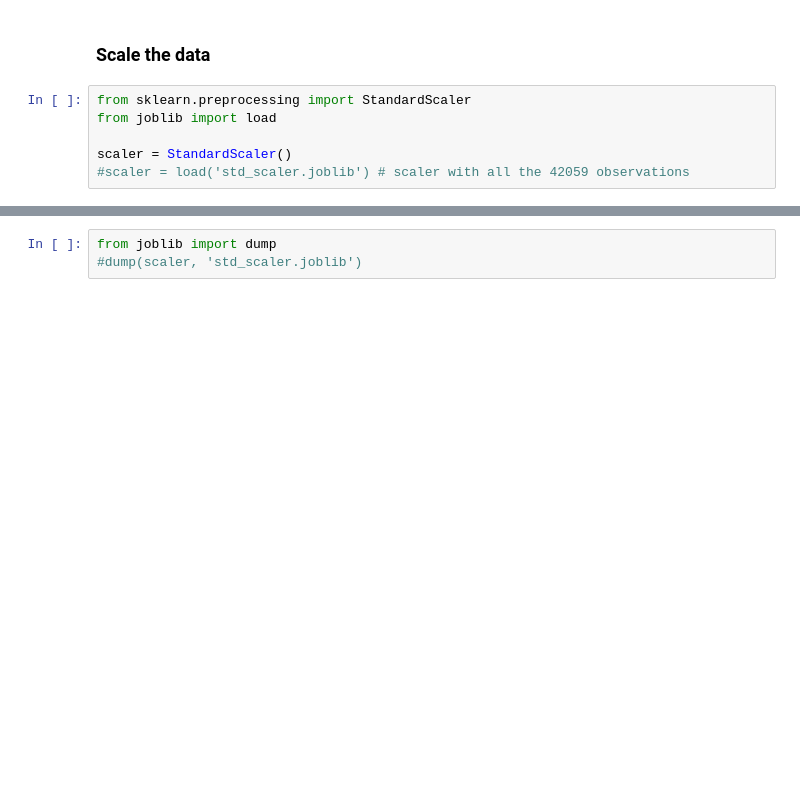
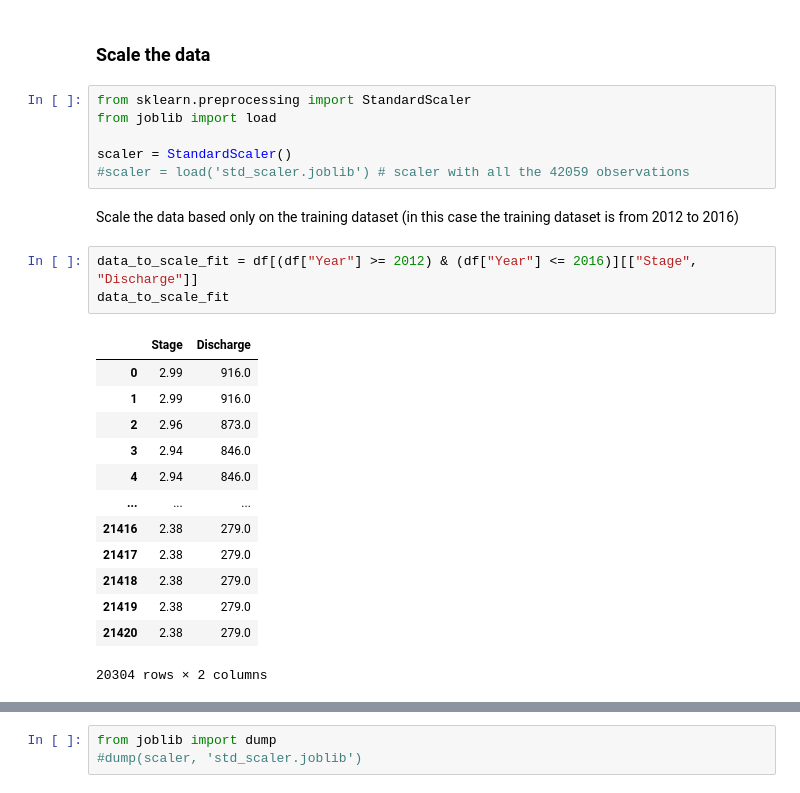
Before and after one commit to andresnowak/Hydrology_AI_project, a Jupyter notebook: models/cnn_model/cnn_v1.ipynb, the cells around one changed output, grey strips where cells are left out. Saved outputs shown, nothing was run; the diff lists cells and outputs as text; blank space fills up the shorter version.

```diff
--- a/models/cnn_model/cnn_v1.ipynb
+++ b/models/cnn_model/cnn_v1.ipynb
@@ -93,3 +78,22 @@ from joblib import load
 
 scaler = StandardScaler()
 #scaler = load('std_scaler.joblib') # scaler with all the 42059 observations
+# %% [markdown]
+Scale the data based only on the training dataset (in this case the training dataset is from 2012 to 2016)
+# %%
+data_to_scale_fit = df[(df["Year"] >= 2012) & (df["Year"] <= 2016)][["Stage", "Discharge"]]
+data_to_scale_fit
+# %% [output]
+|  | Stage | Discharge |
+| 0 | 2.99 | 916.0 |
+| 1 | 2.99 | 916.0 |
+| 2 | 2.96 | 873.0 |
+| 3 | 2.94 | 846.0 |
+| 4 | 2.94 | 846.0 |
+| ... | ... | ... |
+| 21416 | 2.38 | 279.0 |
+| 21417 | 2.38 | 279.0 |
+| 21418 | 2.38 | 279.0 |
+| 21419 | 2.38 | 279.0 |
+| 21420 | 2.38 | 279.0 |
+20304 rows × 2 columns
```
Also changed, not shown: parts of 30 cells of this notebook, 1 other file.
